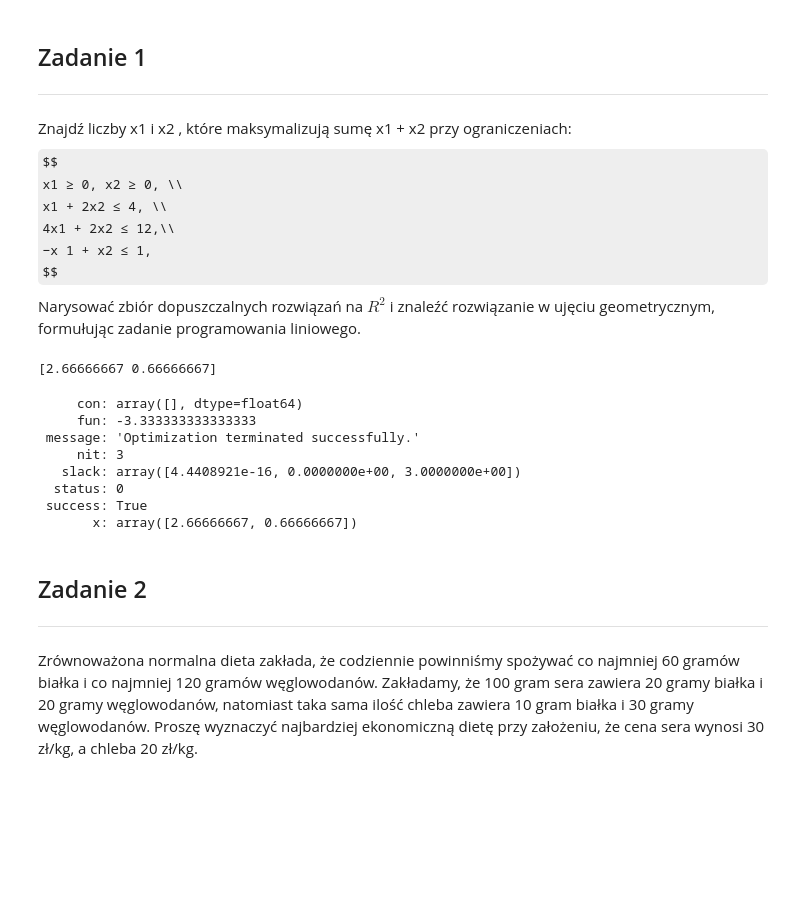
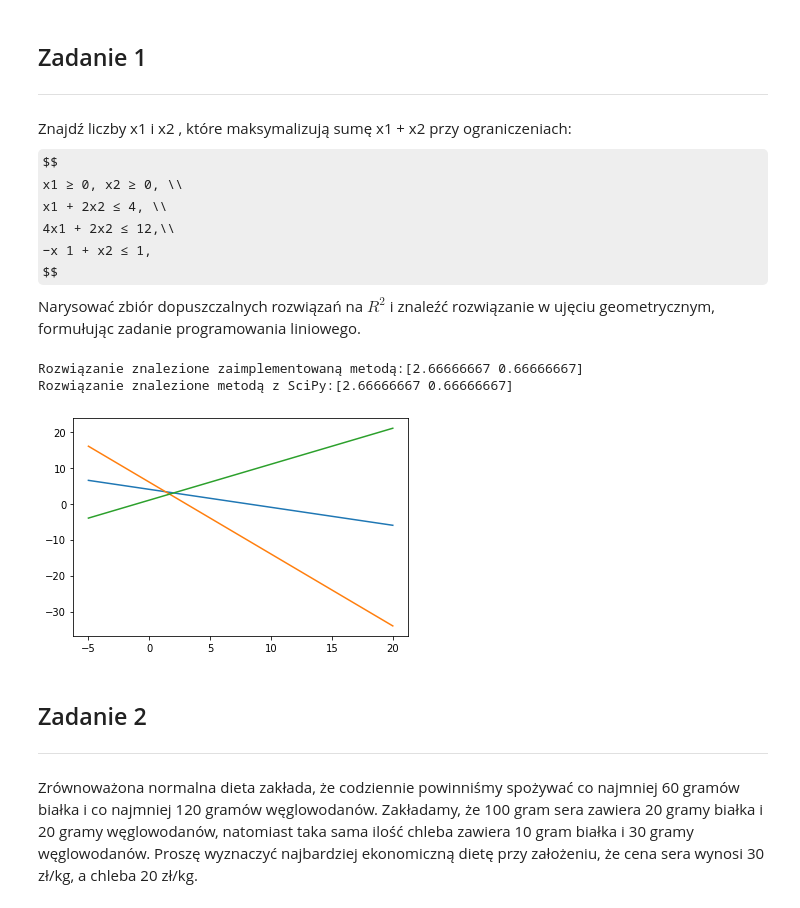
Before and after one commit to BezdzietnyAntoni/MNiO, a Jupyter notebook: List6.ipynb, the cells around one changed output. Cells and saved outputs as stored; diff of their text form; code cells hidden in the pictures; some formulas as TeX source; blank space fills up the shorter version.

Commit message:
New version Simplex

```diff
--- a/List6.ipynb
+++ b/List6.ipynb
@@ -74,3 +78,10 @@ class Simplex():
+# %%
+def draw2DVisualization(A,b):
+    x_1 = np.linspace(-5, 20, 1000)
+    x_2 = np.linspace(0, 30, 1000)
+    plt.plot(x_1, 2 - (0.5*x_1), label=r'$x1 + 2x2 ≤ 4$') # constraint 4
+    plt.plot(x_1, 6 - (2*x_1), label=r'$x1 + 2x2 ≤ 4$') # constraint 4
+    plt.plot(x_1, 1 + x_1, label=r'$x1 + 2x2 ≤ 4$') # constraint 4
 # %% [markdown]
 ## Zadanie 1
 ---
@@ -86,24 +97,21 @@ geometrycznym, formułując zadanie programowania liniowego.
 # %%
 A = np.array([[1,2],
               [4,2],
               [-1,1]])
 b = np.array([4,12,1]).reshape(3,1)
 c = np.array([-1,-1])
-t = Simplex.Simplex(A,b,c,Simplex.EqType.Smaller)
-print(t[:2,-1]/np.diag(t)[:2])
 
+solveSimp = SimplexV2.SimplexV2(A,b,c)
+print(f'Rozwiązanie znalezione zaimplementowaną metodą:{solveSimp}')
 
-sp.linprog(method='simplex', A_ub=A, b_ub=b, c=np.array([-1,-1]))
+solveSp = sp.linprog(method='simplex', A_ub=A, b_ub=b, c=np.array([-1,-1]))
+print(f'Rozwiązanie znalezione metodą z SciPy:{solveSp.x}')
+
+draw2DVisualization(A,b)
 # %% [output]
-[2.66666667 0.66666667]
+Rozwiązanie znalezione zaimplementowaną metodą:[2.66666667 0.66666667]
+Rozwiązanie znalezione metodą z SciPy:[2.66666667 0.66666667]
-     con: array([], dtype=float64)
-     fun: -3.333333333333333
- message: 'Optimization terminated successfully.'
-     nit: 3
-   slack: array([4.4408921e-16, 0.0000000e+00, 3.0000000e+00])
-  status: 0
- success: True
-       x: array([2.66666667, 0.66666667])
+[figure, added]
 # %% [markdown]
 ## Zadanie 2
 ---
```
Also changed, not shown: parts of 14 cells of this notebook.
